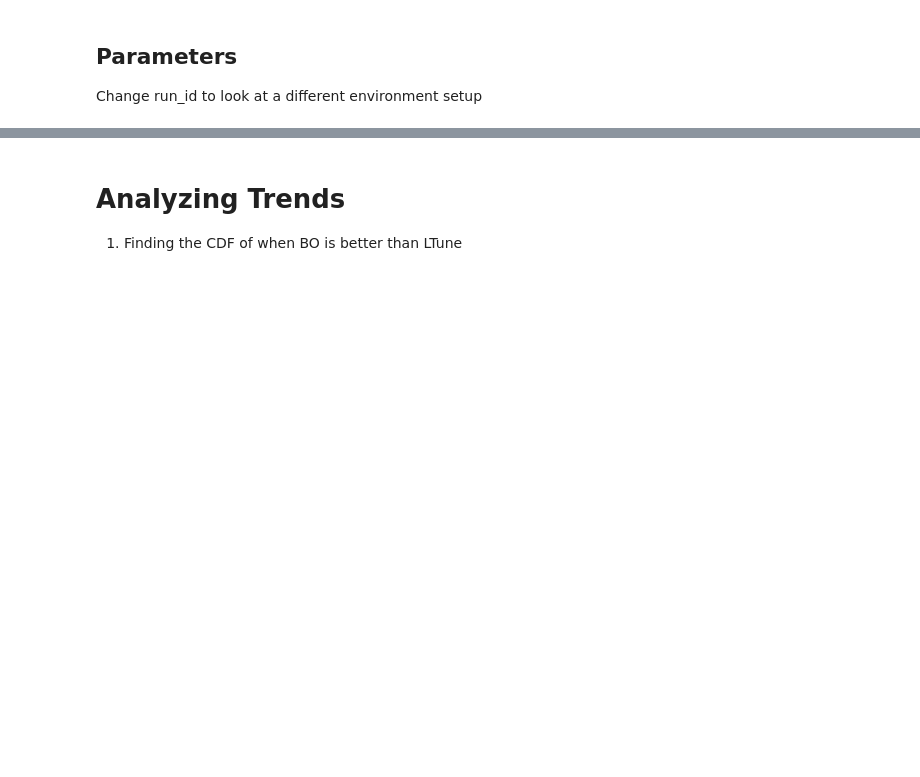
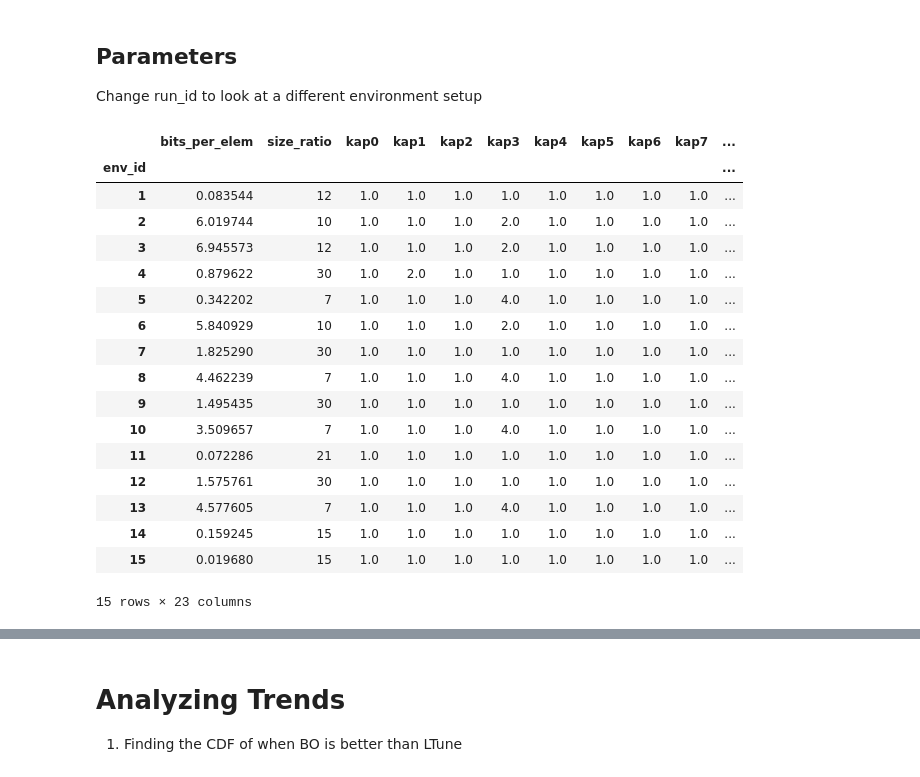
Before and after one commit to ephoris/endure-jupyter, a Jupyter notebook: experiments/mlos_sandbox.ipynb, the cells around one changed output, grey strips where cells are left out. Saved outputs shown, nothing was run; the diff lists cells and outputs as text; code cells hidden in the pictures; blank space fills up the shorter version.

```diff
--- a/experiments/mlos_sandbox.ipynb
+++ b/experiments/mlos_sandbox.ipynb
@@ -60,7 +63,7 @@ run_table
 # %% [markdown]
 # Load in LTune Model
 # %%
-path = '/scratchNVMe/ndhuynh/other_data/models/ltune/klsm_med2'
+path = '/scratchNVMe/ndhuynh/other_data/models/ltune/klsm_huber_0827224/'
 config = Reader.read_config(os.path.join(path, 'endure.toml'))
 cf = EndureCost(config)
 design_type = getattr(Policy, config["lsm"]["design"])
@@ -103,7 +106,8 @@ design = ltune_util.convert_ltune_output(out)
 
 Change run_id to look at a different environment setup
 # %%
-def add_learned_tunings(cursor: sqlite3.Cursor) -> None:
+def add_learned_tunings(con: sqlite3.Connection) -> None:
+    cursor = con.cursor()
     cursor.execute(
         """
         CREATE TABLE IF NOT EXISTS learned_tunings (
@@ -121,13 +125,15 @@ def add_learned_tunings(cursor: sqlite3.Cursor) -> None:
     )
     wl_cols = ['empty_reads', 'non_empty_reads', 'range_queries', 'writes']
     sys_cols = ['entry_size', 'selectivity', 'entries_per_page', 'num_elmement', 'bits_per_elem_max', 'read_write_asym']
-    for (env_id,) in cursor.execute("SELECT env_id FROM environments"):
+    environment_ids = cursor.execute("SELECT env_id FROM environments").fetchall()
+    for (env_id,) in environment_ids:
         env = env_table.query(f'env_id == {env_id}')
         data = run_table.query(f'env_id == {env_id}')
         wl = Workload(*env[wl_cols].values[0])
         system = System(*env[sys_cols].values[0])
 
-        out = ltune_util.get_ltune_out(system, wl.z0, wl.z1, wl.q, wl.w)
+        with torch.no_grad():
+            out = ltune_util.get_ltune_out(system, wl.z0, wl.z1, wl.q, wl.w, hard=True)
         ltune_design = ltune_util.convert_ltune_output(out)
         ltune_cost = cf.calc_cost(ltune_design, system, wl.z0, wl.z1, wl.q, wl.w)
         cursor.execute(
@@ -145,12 +151,33 @@ def add_learned_tunings(cursor: sqlite3.Cursor) -> None:
             """,
             (env_id, ltune_design.h, int(ltune_design.T)) + tuple(ltune_design.K) + (ltune_cost,)
         )
-    ltune_table = pd.read_sql("SELECT * FROM learned_tunings;", connection, index_col="env_id")
-    connection.commit()
+    cursor.close()
+    con.commit()
 
+    ltune_table = pd.read_sql("SELECT * FROM learned_tunings;", con, index_col="env_id")
     return ltune_table
 # %%
-ltune_table = add_learned_tunings(cursor)
+ltune_table = add_learned_tunings(connection)
+ltune_table
+# %% [output]
+|  | bits_per_elem | size_ratio | kap0 | kap1 | kap2 | kap3 | kap4 | kap5 | kap6 | kap7 | ... |
+| env_id |  |  |  |  |  |  |  |  |  |  | ... |
+| 1 | 0.083544 | 12 | 1.0 | 1.0 | 1.0 | 1.0 | 1.0 | 1.0 | 1.0 | 1.0 | ... |
+| 2 | 6.019744 | 10 | 1.0 | 1.0 | 1.0 | 2.0 | 1.0 | 1.0 | 1.0 | 1.0 | ... |
+| 3 | 6.945573 | 12 | 1.0 | 1.0 | 1.0 | 2.0 | 1.0 | 1.0 | 1.0 | 1.0 | ... |
+| 4 | 0.879622 | 30 | 1.0 | 2.0 | 1.0 | 1.0 | 1.0 | 1.0 | 1.0 | 1.0 | ... |
+| 5 | 0.342202 | 7 | 1.0 | 1.0 | 1.0 | 4.0 | 1.0 | 1.0 | 1.0 | 1.0 | ... |
+| 6 | 5.840929 | 10 | 1.0 | 1.0 | 1.0 | 2.0 | 1.0 | 1.0 | 1.0 | 1.0 | ... |
+| 7 | 1.825290 | 30 | 1.0 | 1.0 | 1.0 | 1.0 | 1.0 | 1.0 | 1.0 | 1.0 | ... |
+| 8 | 4.462239 | 7 | 1.0 | 1.0 | 1.0 | 4.0 | 1.0 | 1.0 | 1.0 | 1.0 | ... |
+| 9 | 1.495435 | 30 | 1.0 | 1.0 | 1.0 | 1.0 | 1.0 | 1.0 | 1.0 | 1.0 | ... |
+| 10 | 3.509657 | 7 | 1.0 | 1.0 | 1.0 | 4.0 | 1.0 | 1.0 | 1.0 | 1.0 | ... |
+| 11 | 0.072286 | 21 | 1.0 | 1.0 | 1.0 | 1.0 | 1.0 | 1.0 | 1.0 | 1.0 | ... |
+| 12 | 1.575761 | 30 | 1.0 | 1.0 | 1.0 | 1.0 | 1.0 | 1.0 | 1.0 | 1.0 | ... |
+| 13 | 4.577605 | 7 | 1.0 | 1.0 | 1.0 | 4.0 | 1.0 | 1.0 | 1.0 | 1.0 | ... |
+| 14 | 0.159245 | 15 | 1.0 | 1.0 | 1.0 | 1.0 | 1.0 | 1.0 | 1.0 | 1.0 | ... |
+| 15 | 0.019680 | 15 | 1.0 | 1.0 | 1.0 | 1.0 | 1.0 | 1.0 | 1.0 | 1.0 | ... |
+15 rows × 23 columns
 # %%
 def plot_env(env_id: int = 1):
     env = env_table.query(f'env_id == {env_id}')
```
Also changed, not shown: parts of 12 cells of this notebook.
